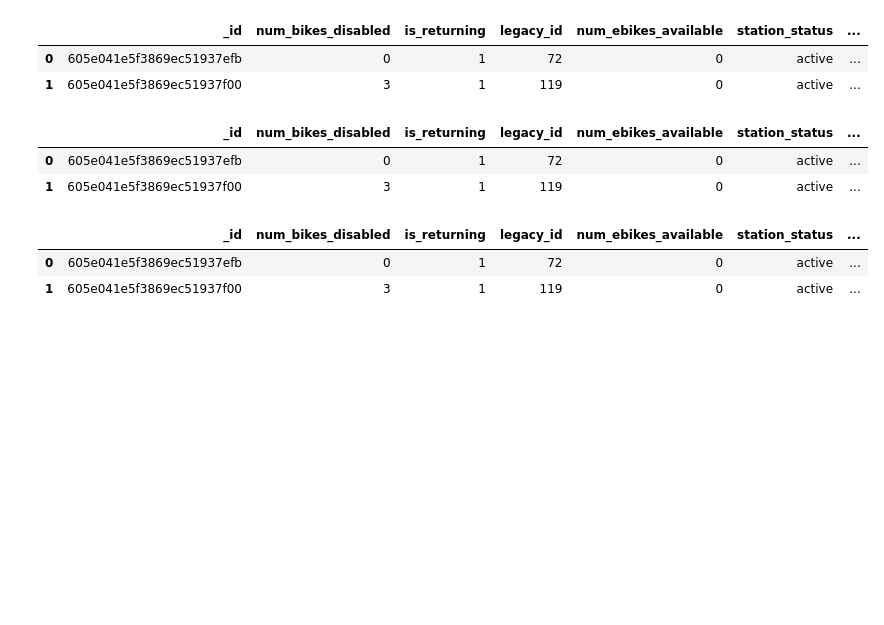
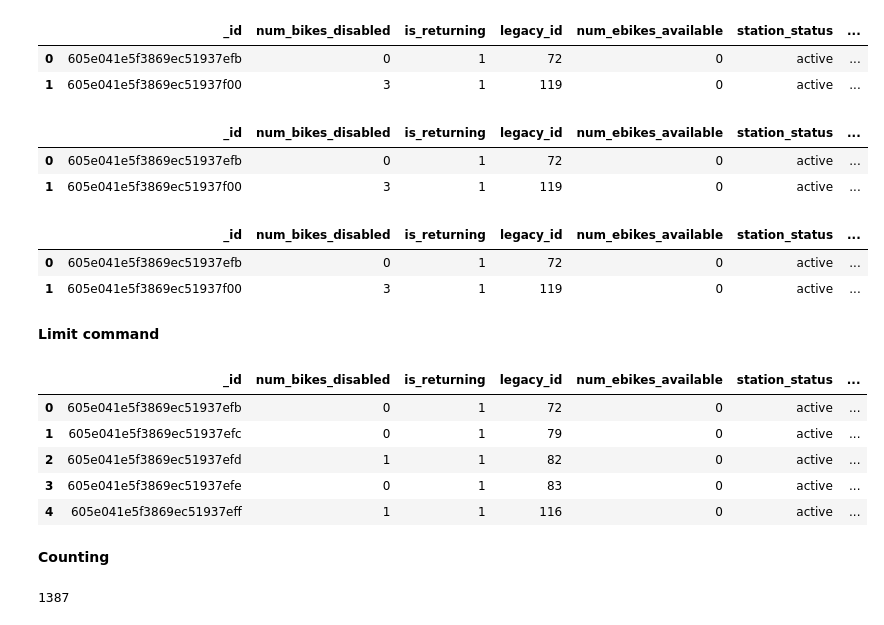
Before and after one commit to yanbronshtein/DataManagementRepo, a Jupyter notebook: MiniProject/MongoDB.ipynb, the cells around one changed output. Saved outputs shown, nothing was run; the diff lists cells and outputs as text; code cells hidden in the pictures; blank space fills up the shorter version.

```diff
--- a/MiniProject/MongoDB.ipynb
+++ b/MiniProject/MongoDB.ipynb
@@ -101,8 +103,8 @@ station_col = db["stations_col"]
 #Populate the database with every record in the stations1 data. Modify 'the last_reported' and 'num_bikes_available'
 #fields to be singletons
 for station in stations1:
-    station['last_reported'] = list([station['last_reported']])
-    station['num_bikes_available'] = list([station['num_bikes_available']])
+    station['last_reported'] = [station['last_reported']]
+    station['num_bikes_available'] = [station['num_bikes_available']]
 pd.DataFrame(stations1)
 # %% [output]
 |  | num_bikes_disabled | is_returning | legacy_id | num_ebikes_available | station_status | last_reported | ... |
@@ -175,8 +179,8 @@ def update_db(db, stations):
             db.stations_col.update_one(query, new_values)
         #Otherwise, call insert() to insert the record into the database
         else:
-            station['last_reported'] = list([station['last_reported']])
-            station['num_bikes_available'] = list([station['num_bikes_available']])
+            station['last_reported'] = [station['last_reported']]
+            station['num_bikes_available'] = [station['num_bikes_available']]
             db.stations_col.insert_one(station)
 # %%
 update_db(db, stations2)
@@ -226,3 +230,21 @@ display_station_info()
 |  | _id | num_bikes_disabled | is_returning | legacy_id | num_ebikes_available | station_status | ... |
 | 0 | 605e041e5f3869ec51937efb | 0 | 1 | 72 | 0 | active | ... |
 | 1 | 605e041e5f3869ec51937f00 | 3 | 1 | 119 | 0 | active | ... |
+# %% [markdown]
+**Limit command**
+# %%
+res = db.stations_col.find().limit(5)
+pd.DataFrame(res)
+# %% [output]
+|  | _id | num_bikes_disabled | is_returning | legacy_id | num_ebikes_available | station_status | ... |
+| 0 | 605e041e5f3869ec51937efb | 0 | 1 | 72 | 0 | active | ... |
+| 1 | 605e041e5f3869ec51937efc | 0 | 1 | 79 | 0 | active | ... |
+| 2 | 605e041e5f3869ec51937efd | 1 | 1 | 82 | 0 | active | ... |
+| 3 | 605e041e5f3869ec51937efe | 0 | 1 | 83 | 0 | active | ... |
+| 4 | 605e041e5f3869ec51937eff | 1 | 1 | 116 | 0 | active | ... |
+# %% [markdown]
+**Counting**
+# %%
+db.stations_col.count_documents({})
+# %% [output]
+1387
```
Also changed, not shown: parts of 14 cells of this notebook.
